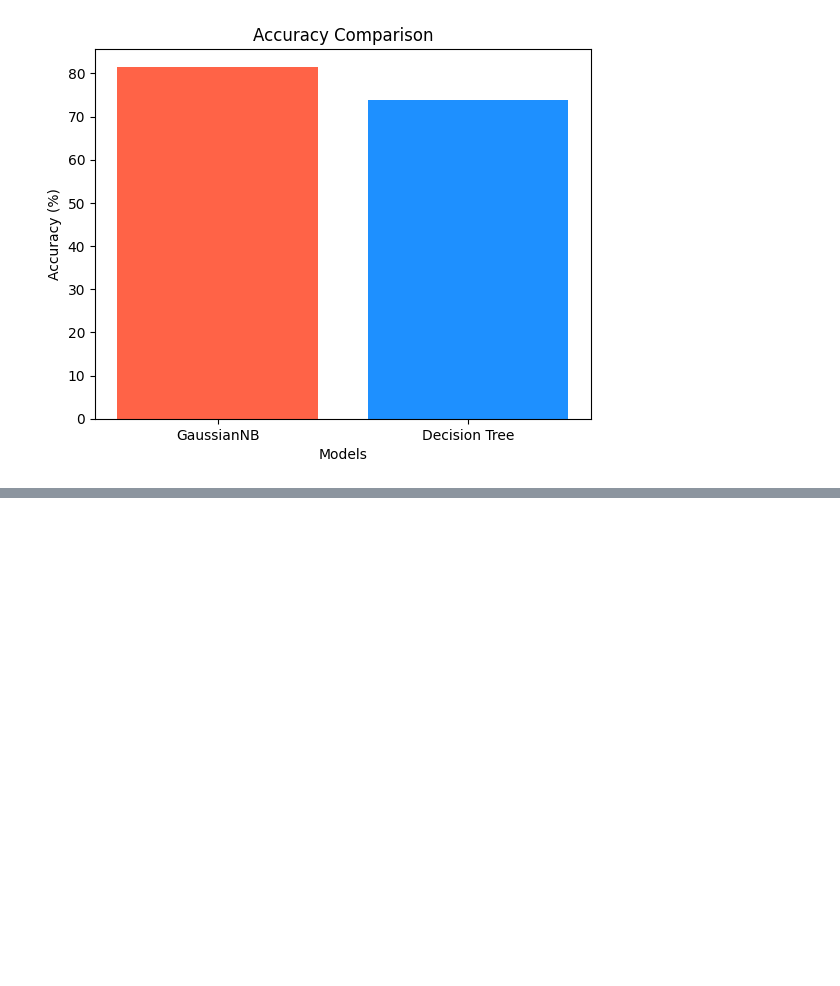
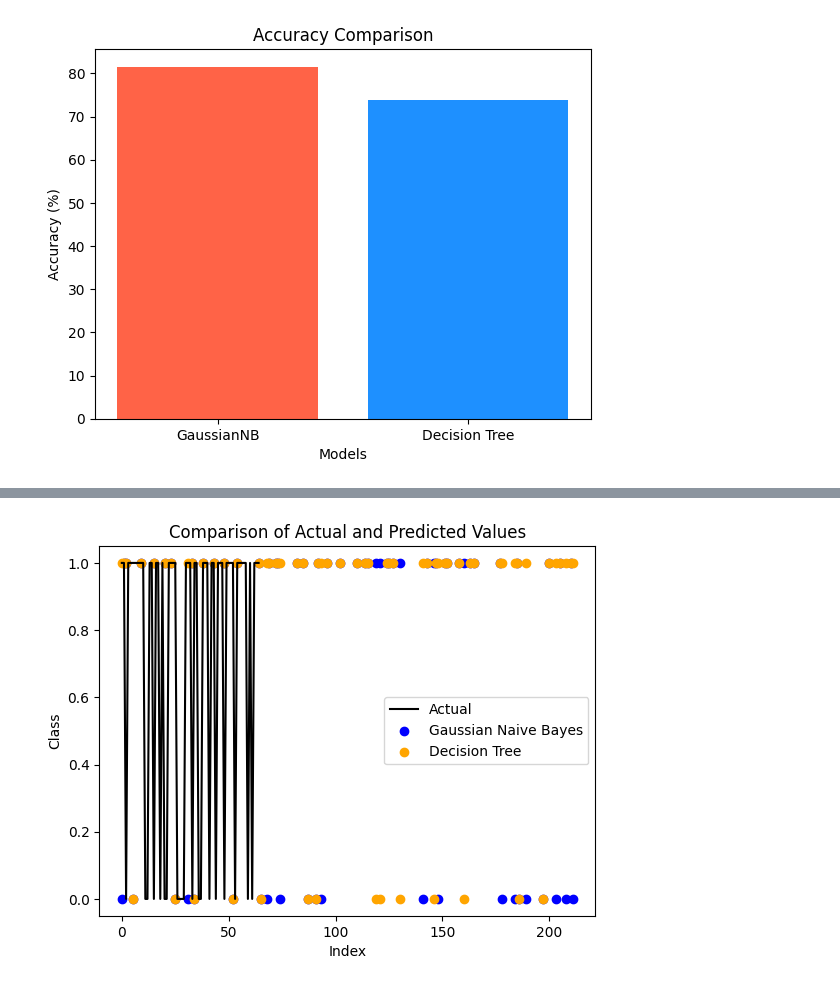
Before and after one commit to sikunaniket1234/studentplacementprediction, a Jupyter notebook: Student_Placement_Prediction_Using_Machine_Learning.ipynb, the cells around one changed output, grey strips where cells are left out. Drawn from its saved outputs; the diff is of its cells as text; code cells hidden in the pictures; blank space fills up the shorter version.

```diff
--- a/Student_Placement_Prediction_Using_Machine_Learning.ipynb
+++ b/Student_Placement_Prediction_Using_Machine_Learning.ipynb
@@ -624,3 +624,21 @@ plt.ylabel('Accuracy (%)')
 plt.show()
 # %% [output]
 [figure]
+# %%
+# Predict using Gaussian model
+gaussian = GaussianNB()
+gaussian.fit(X_train, Y_train)
+gaussian_Y_pred = gaussian.predict(X_test)
+
+# Predict using Decision Tree model
+decision_tree = DecisionTreeClassifier()
+decision_tree.fit(X_train, Y_train)
+decision_tree_Y_pred = decision_tree.predict(X_test)
+
+# Create a dataframe with actual and predicted values for both models
+results_df = pd.DataFrame({'Actual': Y_test,
+                           'Gaussian_Predicted': gaussian_Y_pred,
+                           'Decision_Predicted': decision_tree_Y_pred})
+
+# Print the dataframe
+print(results_df.head(10))
@@ -626,0 +657,19 @@ plt.show()
+# %%
+import matplotlib.pyplot as plt
+
+# Plot actual values
+plt.plot(Y_test.values, color='black', label='Actual')
+
+# Plot predicted values for Gaussian Naive Bayes model
+plt.scatter(Y_test.index, gaussian_Y_pred, color='blue', label='Gaussian Naive Bayes')
+
+# Plot predicted values for Decision Tree model
+plt.scatter(Y_test.index, decision_tree_Y_pred, color='orange', label='Decision Tree')
+
+plt.title('Comparison of Actual and Predicted Values')
+plt.xlabel('Index')
+plt.ylabel('Class')
+plt.legend()
+plt.show()
+# %% [output]
+[figure, added]
```
Also changed, not shown: parts of 3 cells of this notebook.
